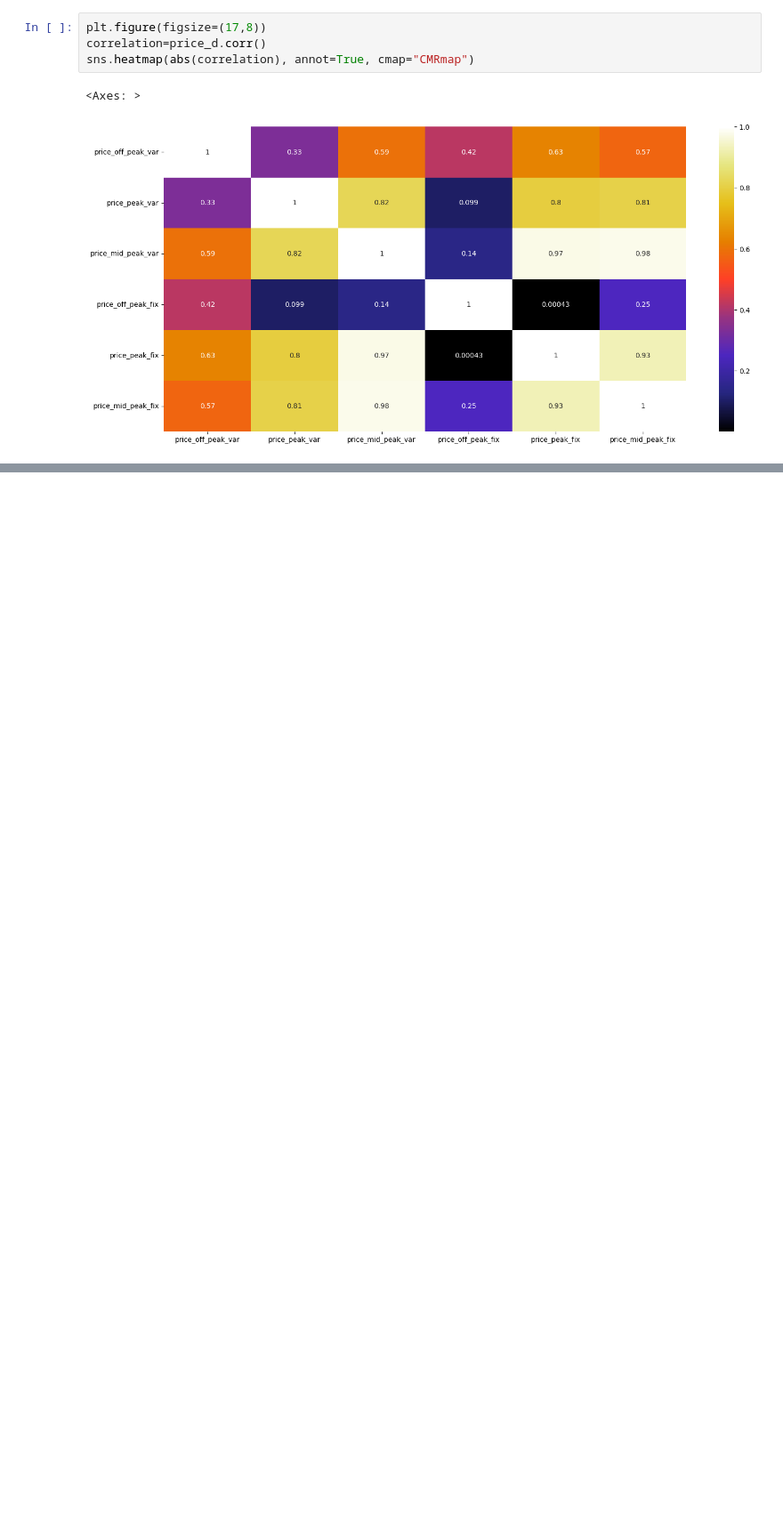
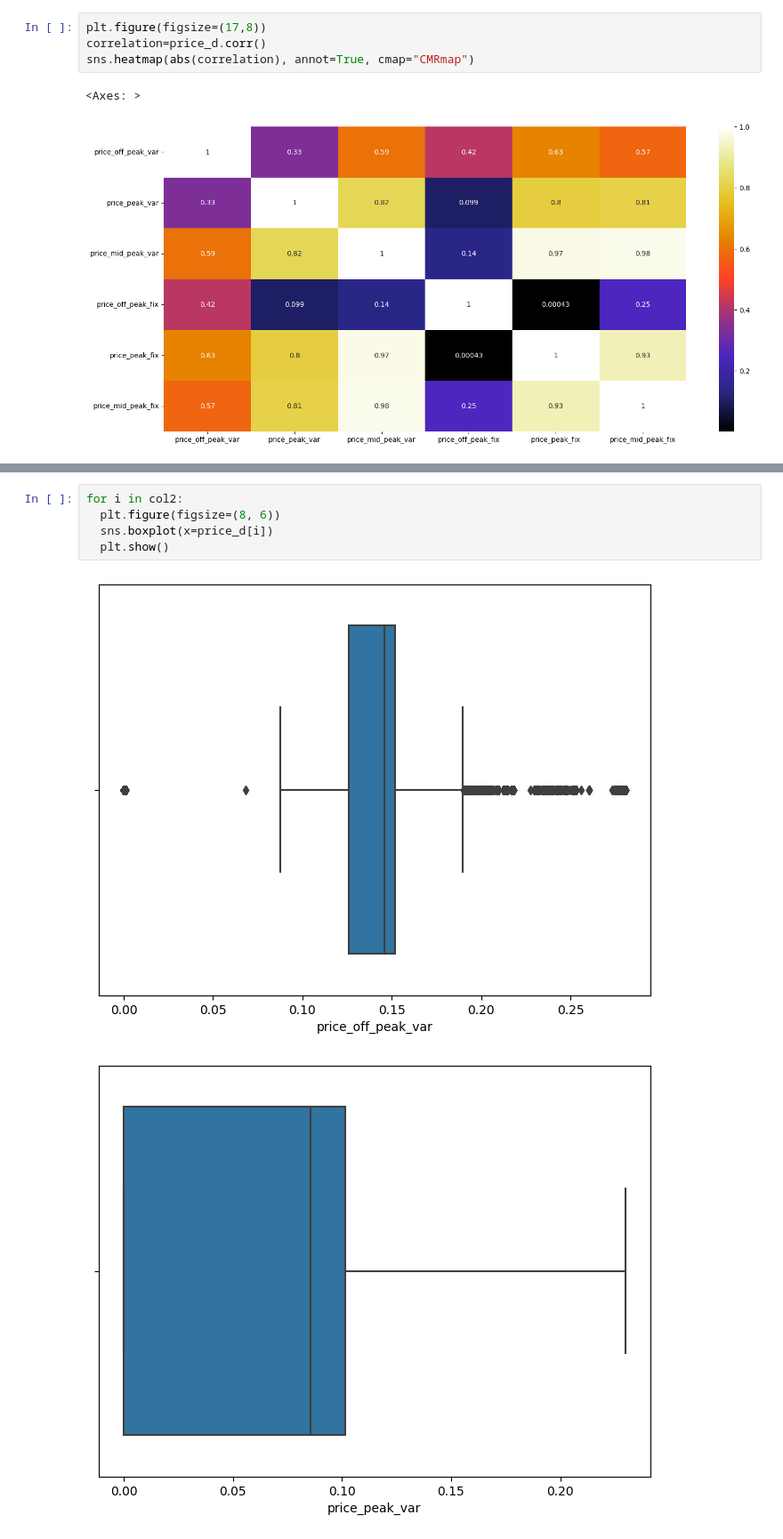
Before and after one commit to pi-mishra/BCG-Data-science-and-analytics-internship, a Jupyter notebook: BCG.ipynb, the cells around one changed output, grey strips where cells are left out. Shown at 89% size. Saved outputs shown, nothing was run; the diff lists cells and outputs as text; blank space fills up the shorter version.

```diff
--- a/BCG.ipynb
+++ b/BCG.ipynb
@@ -467,0 +487,8 @@ sns.heatmap(abs(correlation), annot=True, cmap="CMRmap")
+# %%
+for i in col2:
+  plt.figure(figsize=(8, 6))
+  sns.boxplot(x=price_d[i])
+  plt.show()
+# %% [output]
+[figure, added]
+[figure, added]
```
Also changed, not shown: parts of 2 cells of this notebook.
